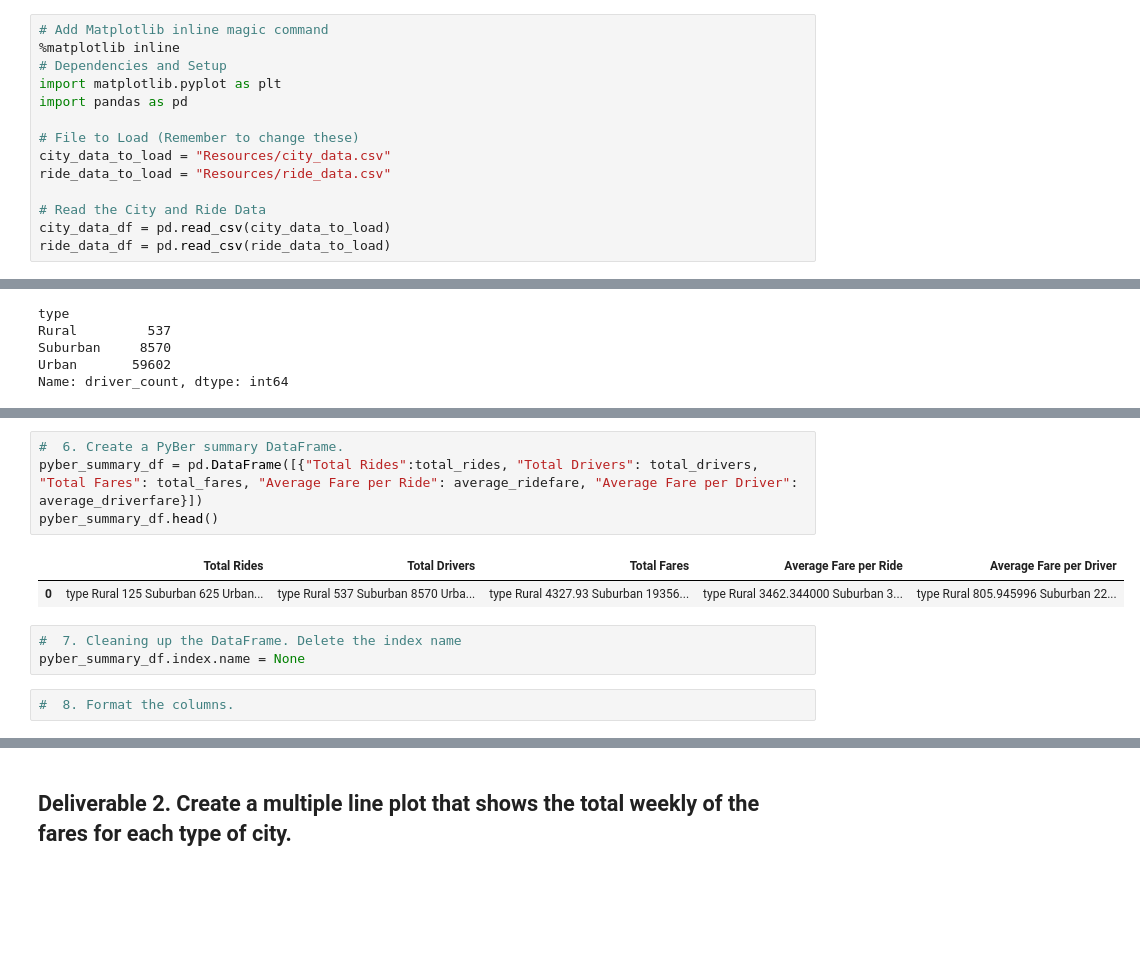
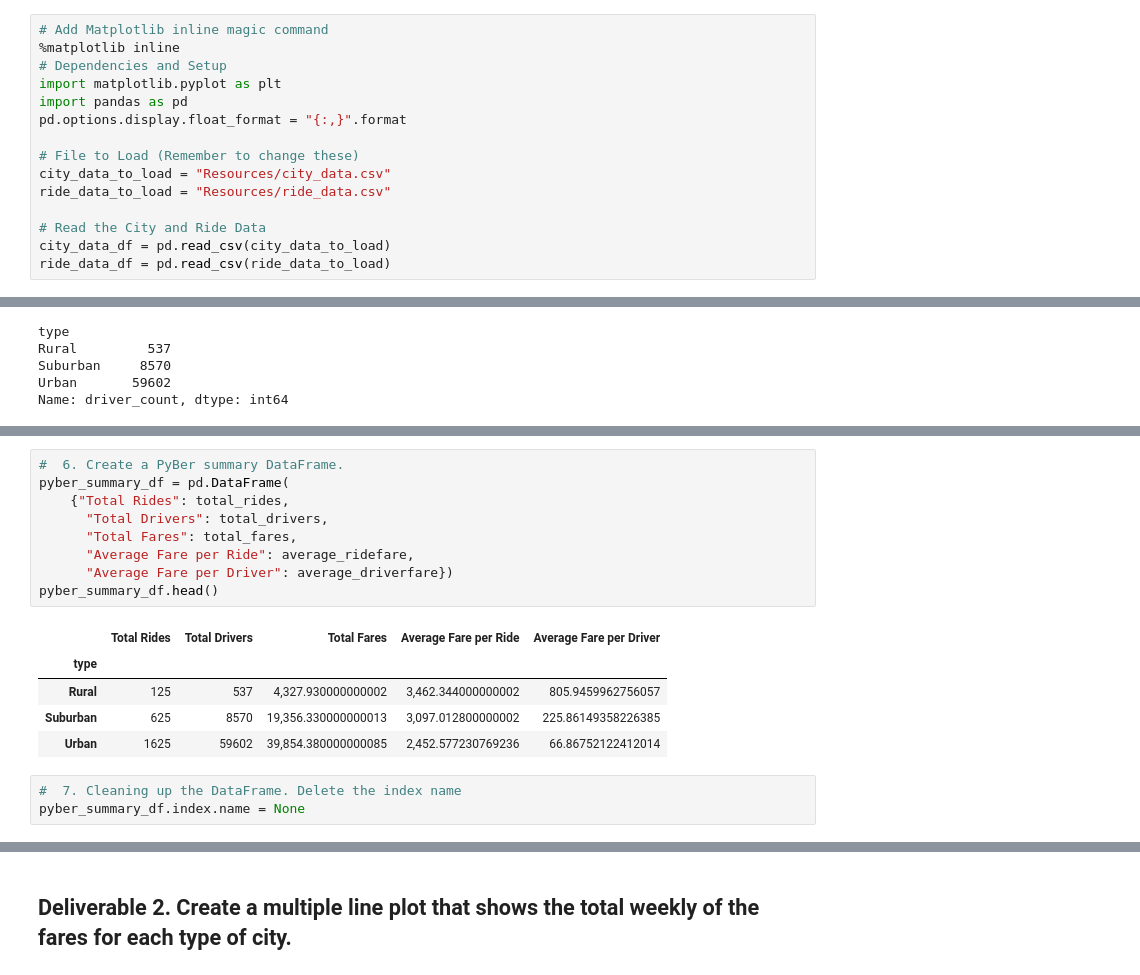
Before and after one commit to FinTechNOLA/PyBer_Analysis, a Jupyter notebook: PyBer_Challenge.ipynb, the cells around one changed output, grey strips where cells are left out. Cells and saved outputs as stored; diff of their text form; blank space fills up the shorter version.

```diff
--- a/PyBer_Challenge.ipynb
+++ b/PyBer_Challenge.ipynb
@@ -8,6 +8,7 @@
 # Dependencies and Setup
 import matplotlib.pyplot as plt
 import pandas as pd
+pd.options.display.float_format = "{:,}".format
 
 # File to Load (Remember to change these)
 city_data_to_load = "Resources/city_data.csv"
@@ -85,13 +86,19 @@ Urban        66.867521
 dtype: float64
 # %%
 #  6. Create a PyBer summary DataFrame.
-pyber_summary_df = pd.DataFrame([{"Total Rides":total_rides, "Total Drivers": total_drivers, "Total Fares": total_fares, "Average Fare per Ride": average_ridefare, "Average Fare per Driver": average_driverfare}])
+pyber_summary_df = pd.DataFrame(
+    {"Total Rides": total_rides,
+      "Total Drivers": total_drivers,
+      "Total Fares": total_fares,
+      "Average Fare per Ride": average_ridefare,
+      "Average Fare per Driver": average_driverfare})
 pyber_summary_df.head()
 # %% [output]
 |  | Total Rides | Total Drivers | Total Fares | Average Fare per Ride | Average Fare per Driver |
-| 0 | type Rural 125 Suburban 625 Urban... | type Rural 537 Suburban 8570 Urba... | type Rural 4327.93 Suburban 19356... | type Rural 3462.344000 Suburban 3... | type Rural 805.945996 Suburban 22... |
+| type |  |  |  |  |  |
+| Rural | 125 | 537 | 4,327.930000000002 | 3,462.344000000002 | 805.9459962756057 |
+| Suburban | 625 | 8570 | 19,356.330000000013 | 3,097.012800000002 | 225.86149358226385 |
+| Urban | 1625 | 59602 | 39,854.380000000085 | 2,452.577230769236 | 66.86752122412014 |
 # %%
 #  7. Cleaning up the DataFrame. Delete the index name
 pyber_summary_df.index.name = None
-# %%
-#  8. Format the columns.
```
Also changed, not shown: parts of 15 cells of this notebook.
